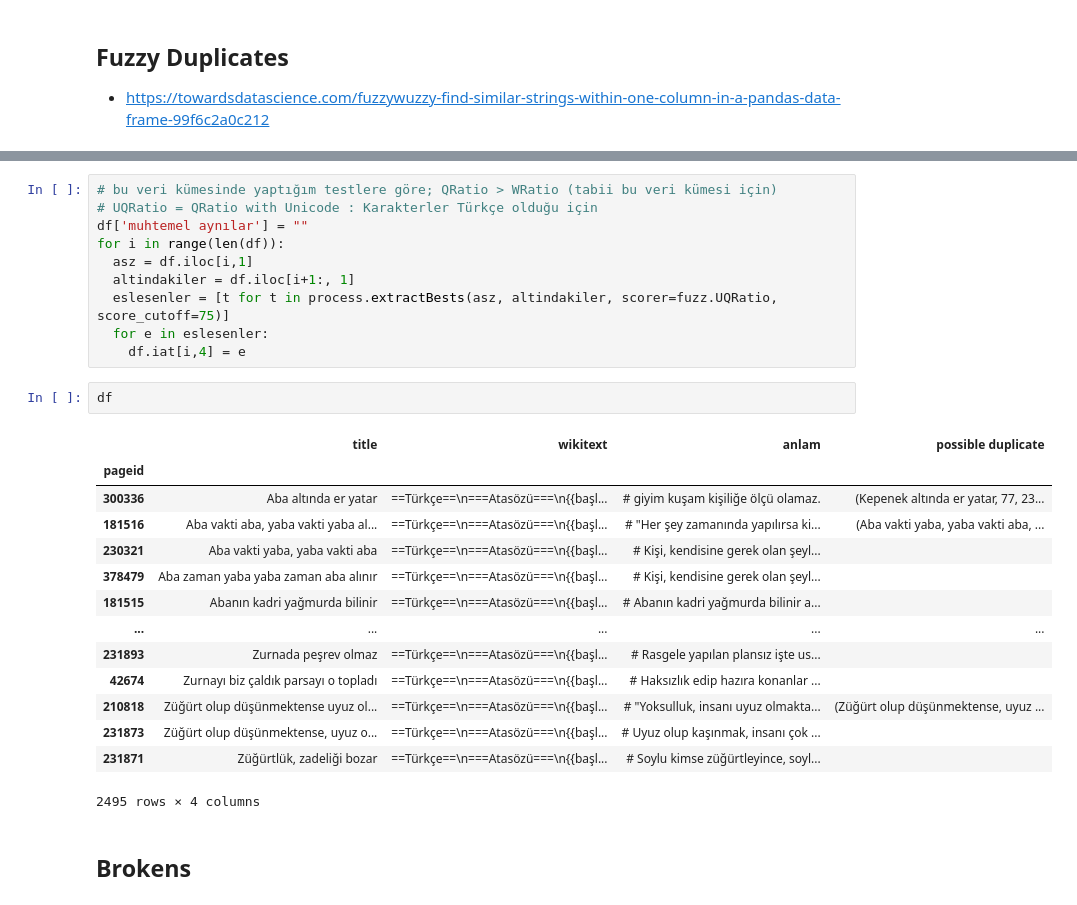
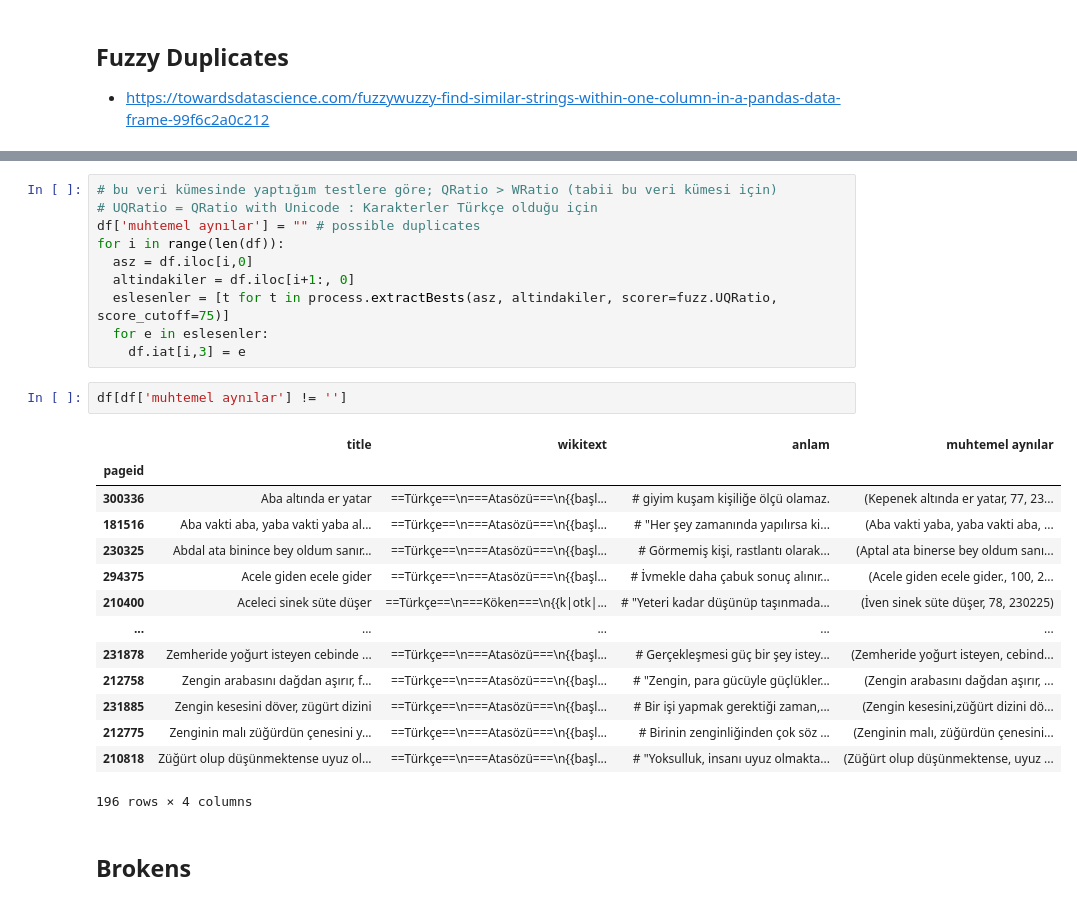
Before and after one commit to frknltrk/turkce-atasozleri-deyimler, a Jupyter notebook: onisleme.ipynb, the cells around one changed output, grey strips where cells are left out. Saved outputs shown, nothing was run; the diff lists cells and outputs as text.

```diff
--- a/onisleme.ipynb
+++ b/onisleme.ipynb
@@ -147,30 +135,30 @@ Successfully installed python-levenshtein-0.12.2 thefuzz-0.19.0
 # %%
 # bu veri kümesinde yaptığım testlere göre; QRatio > WRatio (tabii bu veri kümesi için)
 # UQRatio = QRatio with Unicode : Karakterler Türkçe olduğu için
-df['muhtemel aynılar'] = ""
+df['muhtemel aynılar'] = "" # possible duplicates
 for i in range(len(df)):
-  asz = df.iloc[i,1]
-  altindakiler = df.iloc[i+1:, 1]
+  asz = df.iloc[i,0]
+  altindakiler = df.iloc[i+1:, 0]
   eslesenler = [t for t in process.extractBests(asz, altindakiler, scorer=fuzz.UQRatio, score_cutoff=75)]
   for e in eslesenler:
-    df.iat[i,4] = e
+    df.iat[i,3] = e
-# %%
-df
-# %% [output]
-|  | title | wikitext | anlam | possible duplicate |
-| pageid |  |  |  |  |
-| 300336 | Aba altında er yatar | ==Türkçe==\n===Atasözü===\n{{başl... | # giyim kuşam kişiliğe ölçü olamaz. | (Kepenek altında er yatar, 77, 23... |
-| 181516 | Aba vakti aba, yaba vakti yaba al... | ==Türkçe==\n===Atasözü===\n{{başl... | # "Her şey zamanında yapılırsa ki... | (Aba vakti yaba, yaba vakti aba, ... |
-| 230321 | Aba vakti yaba, yaba vakti aba | ==Türkçe==\n===Atasözü===\n{{başl... | # Kişi, kendisine gerek olan şeyl... |  |
-| 378479 | Aba zaman yaba yaba zaman aba alınır | ==Türkçe==\n===Atasözü===\n{{başl... | # Kişi, kendisine gerek olan şeyl... |  |
-| 181515 | Abanın kadri yağmurda bilinir | ==Türkçe==\n===Atasözü===\n{{başl... | # Abanın kadri yağmurda bilinir a... |  |
-| ... | ... | ... | ... | ... |
-| 231893 | Zurnada peşrev olmaz | ==Türkçe==\n===Atasözü===\n{{başl... | # Rasgele yapılan plansız işte us... |  |
-| 42674 | Zurnayı biz çaldık parsayı o topladı | ==Türkçe==\n===Atasözü===\n{{başl... | # Haksızlık edip hazıra konanlar ... |  |
-| 210818 | Züğürt olup düşünmektense uyuz ol... | ==Türkçe==\n===Atasözü===\n{{başl... | # "Yoksulluk, insanı uyuz olmakta... | (Züğürt olup düşünmektense, uyuz ... |
-| 231873 | Züğürt olup düşünmektense, uyuz o... | ==Türkçe==\n===Atasözü===\n{{başl... | # Uyuz olup kaşınmak, insanı çok ... |  |
-| 231871 | Züğürtlük, zadeliği bozar | ==Türkçe==\n===Atasözü===\n{{başl... | # Soylu kimse züğürtleyince, soyl... |  |
-2495 rows × 4 columns
+# %%
+df[df['muhtemel aynılar'] != '']
+# %% [output]
+|  | title | wikitext | anlam | muhtemel aynılar |
+| pageid |  |  |  |  |
+| 300336 | Aba altında er yatar | ==Türkçe==\n===Atasözü===\n{{başl... | # giyim kuşam kişiliğe ölçü olamaz. | (Kepenek altında er yatar, 77, 23... |
+| 181516 | Aba vakti aba, yaba vakti yaba al... | ==Türkçe==\n===Atasözü===\n{{başl... | # "Her şey zamanında yapılırsa ki... | (Aba vakti yaba, yaba vakti aba, ... |
+| 230325 | Abdal ata binince bey oldum sanır... | ==Türkçe==\n===Atasözü===\n{{başl... | # Görmemiş kişi, rastlantı olarak... | (Aptal ata binerse bey oldum sanı... |
+| 294375 | Acele giden ecele gider | ==Türkçe==\n===Atasözü===\n{{başl... | # İvmekle daha çabuk sonuç alınır... | (Acele giden ecele gider., 100, 2... |
+| 210400 | Aceleci sinek süte düşer | ==Türkçe==\n===Köken===\n{{k|otk|... | # "Yeteri kadar düşünüp taşınmada... | (İven sinek süte düşer, 78, 230225) |
+| ... | ... | ... | ... | ... |
+| 231878 | Zemheride yoğurt isteyen cebinde ... | ==Türkçe==\n===Atasözü===\n{{başl... | # Gerçekleşmesi güç bir şey istey... | (Zemheride yoğurt isteyen, cebind... |
+| 212758 | Zengin arabasını dağdan aşırır, f... | ==Türkçe==\n===Atasözü===\n{{başl... | # "Zengin, para gücüyle güçlükler... | (Zengin arabasını dağdan aşırır, ... |
+| 231885 | Zengin kesesini döver, zügürt dizini | ==Türkçe==\n===Atasözü===\n{{başl... | # Bir işi yapmak gerektiği zaman,... | (Zengin kesesini,züğürt dizini dö... |
+| 212775 | Zenginin malı züğürdün çenesini y... | ==Türkçe==\n===Atasözü===\n{{başl... | # Birinin zenginliğinden çok söz ... | (Zenginin malı, züğürdün çenesini... |
+| 210818 | Züğürt olup düşünmektense uyuz ol... | ==Türkçe==\n===Atasözü===\n{{başl... | # "Yoksulluk, insanı uyuz olmakta... | (Züğürt olup düşünmektense, uyuz ... |
+196 rows × 4 columns
 # %% [markdown]
 ## Brokens
 # %%
```
Also changed, not shown: parts of 6 cells of this notebook.
